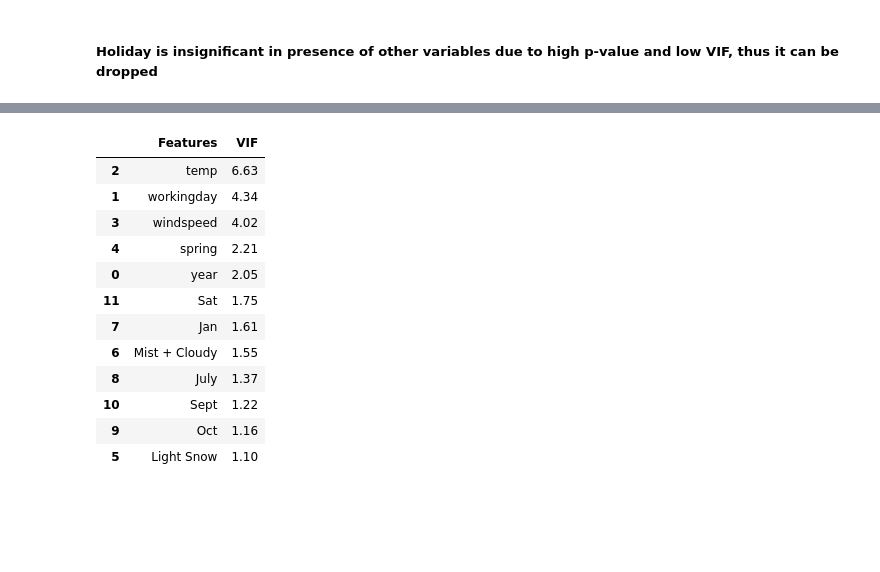
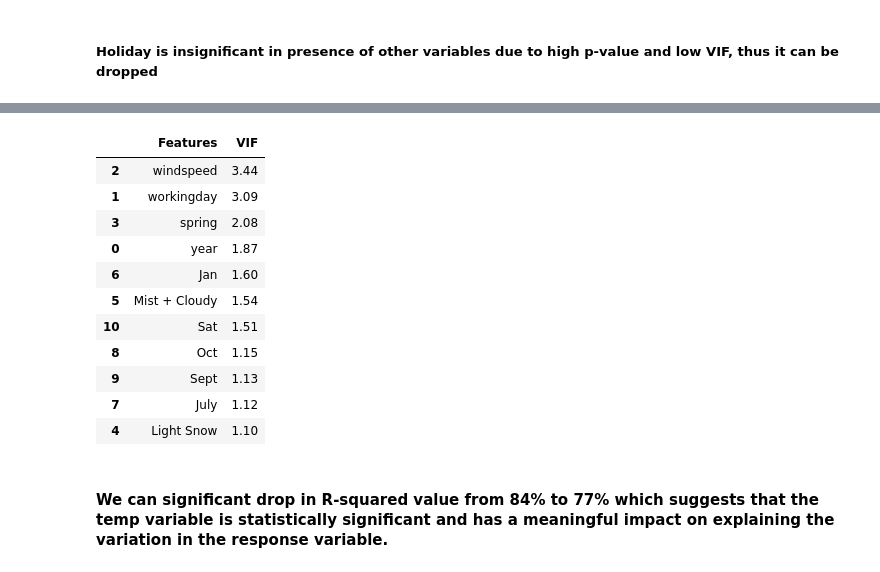
Before and after one commit to sanskar752000/LR-Bike-sharing-case-study, a Jupyter notebook: bike_rental_case_study_model.ipynb, the cells around one changed output, grey strips where cells are left out. Drawn from its saved outputs; the diff is of its cells as text; code cells hidden in the pictures; blank space fills up the shorter version.

```diff
--- a/bike_rental_case_study_model.ipynb
+++ b/bike_rental_case_study_model.ipynb
@@ -664,10 +678,10 @@ getVIF(X_train_rfe_2)
 # %%
-X_train_new_3 = X_train_rfe_2.drop(['Sun'], axis=1)
+X_train_new_3 = X_train_rfe_3.drop(['humidity'], axis=1)
 # %%
-X_train_rfe_3 = sm.add_constant(X_train_new_3)
+X_train_rfe_4 = sm.add_constant(X_train_new_3)
 
 # creating the linear regression model
-lr_model_4 = createLinearModel(X_train_rfe_3, y_train)
+lr_model_4 = createLinearModel(X_train_rfe_4, y_train)
 # %%
 lr_model_4.summary()
 # %% [output]
@@ -703,0 +737,7 @@ Notes:
+# %%
+X_train_new_4 = X_train_rfe_4.drop(['temp'], axis=1)
+# %%
+X_train_rfe_5 = sm.add_constant(X_train_new_4)
+
+# creating the linear regression model
+lr_model_5 = createLinearModel(X_train_rfe_5, y_train)
@@ -704,16 +776,17 @@ Notes:
 # %%
-getVIF(X_train_rfe_3)
+getVIF(X_train_rfe_5)
 # %% [output]
 |  | Features | VIF |
-| 2 | temp | 6.63 |
-| 1 | workingday | 4.34 |
-| 3 | windspeed | 4.02 |
-| 4 | spring | 2.21 |
-| 0 | year | 2.05 |
-| 11 | Sat | 1.75 |
-| 7 | Jan | 1.61 |
-| 6 | Mist + Cloudy | 1.55 |
-| 8 | July | 1.37 |
-| 10 | Sept | 1.22 |
-| 9 | Oct | 1.16 |
-| 5 | Light Snow | 1.10 |
+| 2 | windspeed | 3.44 |
+| 1 | workingday | 3.09 |
+| 3 | spring | 2.08 |
+| 0 | year | 1.87 |
+| 6 | Jan | 1.60 |
+| 5 | Mist + Cloudy | 1.54 |
+| 10 | Sat | 1.51 |
+| 8 | Oct | 1.15 |
+| 9 | Sept | 1.13 |
+| 7 | July | 1.12 |
+| 4 | Light Snow | 1.10 |
+# %% [markdown]
+#### We can significant drop in R-squared value from **84%** to **77%** which suggests that the temp variable is statistically significant and has a meaningful impact on explaining the variation in the response variable.
```
Also changed, not shown: parts of 47 cells of this notebook.
